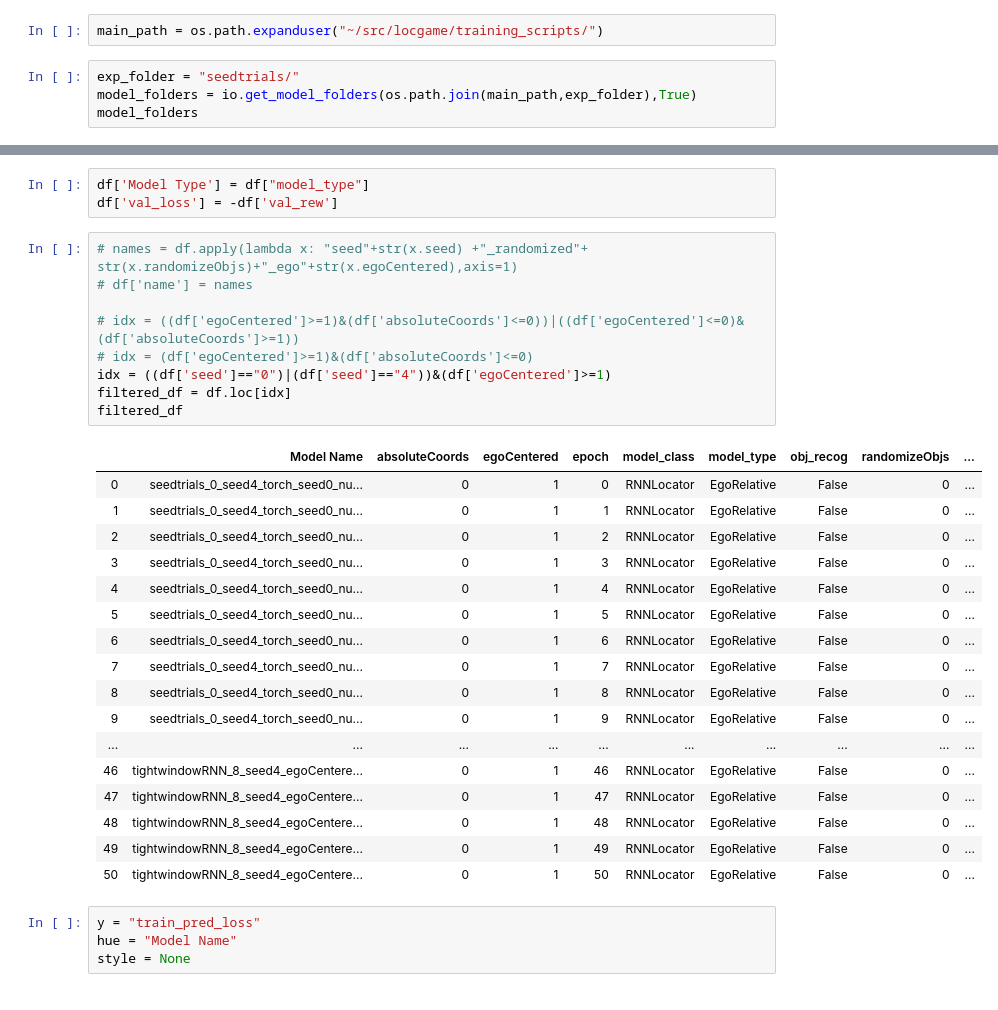
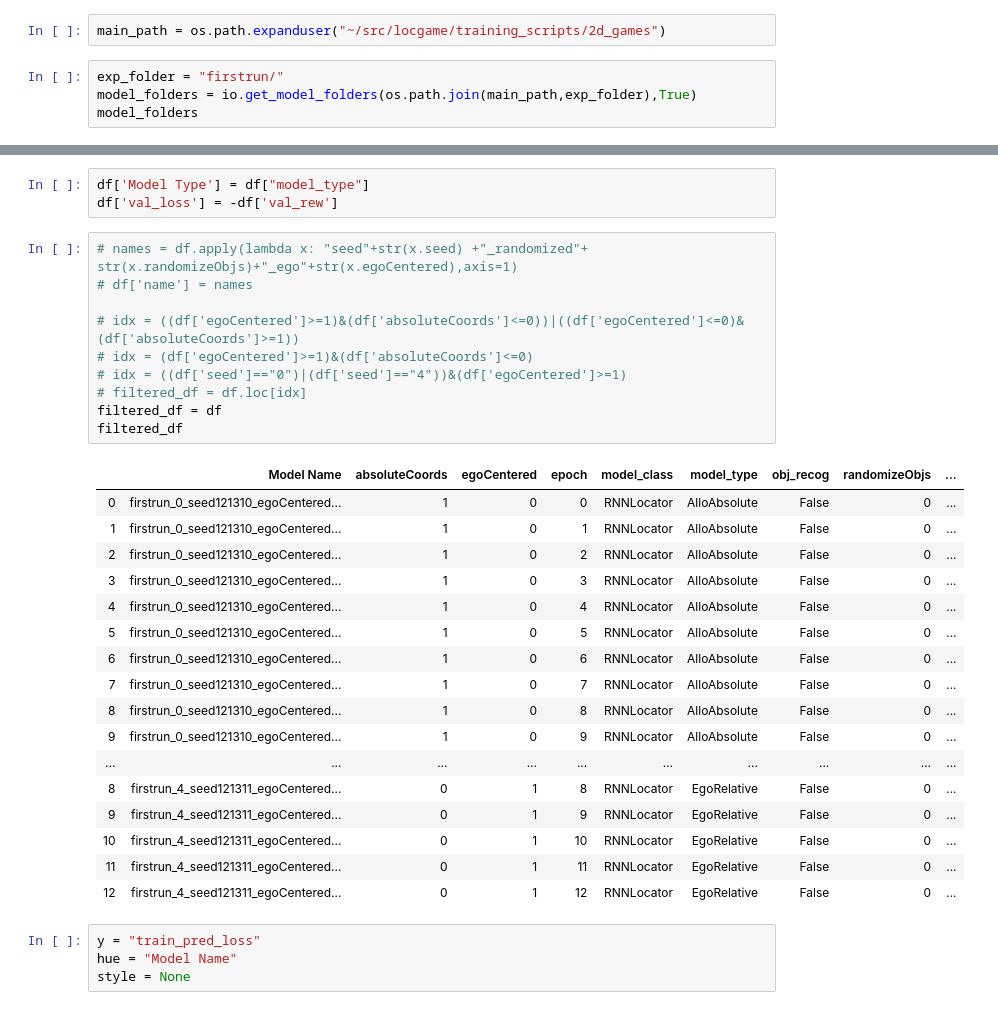
Before and after one commit to grantsrb/gordon_repro, a Jupyter notebook: analysis/ModelComparisons.ipynb, the cells around one changed output, grey strips where cells are left out. Drawn from its saved outputs; the diff is of its cells as text.

```diff
--- a/analysis/ModelComparisons.ipynb
+++ b/analysis/ModelComparisons.ipynb
@@ -31,9 +31,9 @@ def get_df(models, model_names=None):
         df = df.append(new_df,sort=True)
     return df
 # %%
-main_path = os.path.expanduser("~/src/locgame/training_scripts/")
+main_path = os.path.expanduser("~/src/locgame/training_scripts/2d_games")
 # %%
-exp_folder = "seedtrials/"
+exp_folder = "firstrun/"
 model_folders = io.get_model_folders(os.path.join(main_path,exp_folder),True)
 model_folders
 # %% [output]
@@ -116,30 +126,31 @@ df['val_loss'] = -df['val_rew']
 # %%
 # names = df.apply(lambda x: "seed"+str(x.seed) +"_randomized"+ str(x.randomizeObjs)+"_ego"+str(x.egoCentered),axis=1)
 # df['name'] = names
 
 # idx = ((df['egoCentered']>=1)&(df['absoluteCoords']<=0))|((df['egoCentered']<=0)&(df['absoluteCoords']>=1))
 # idx = (df['egoCentered']>=1)&(df['absoluteCoords']<=0)
-idx = ((df['seed']=="0")|(df['seed']=="4"))&(df['egoCentered']>=1)
-filtered_df = df.loc[idx]
+# idx = ((df['seed']=="0")|(df['seed']=="4"))&(df['egoCentered']>=1)
+# filtered_df = df.loc[idx]
+filtered_df = df
 filtered_df
 # %% [output]
 |  | Model Name | absoluteCoords | egoCentered | epoch | model_class | model_type | obj_recog | randomizeObjs | ... |
-| 0 | seedtrials_0_seed4_torch_seed0_nu... | 0 | 1 | 0 | RNNLocator | EgoRelative | False | 0 | ... |
-| 1 | seedtrials_0_seed4_torch_seed0_nu... | 0 | 1 | 1 | RNNLocator | EgoRelative | False | 0 | ... |
-| 2 | seedtrials_0_seed4_torch_seed0_nu... | 0 | 1 | 2 | RNNLocator | EgoRelative | False | 0 | ... |
-| 3 | seedtrials_0_seed4_torch_seed0_nu... | 0 | 1 | 3 | RNNLocator | EgoRelative | False | 0 | ... |
-| 4 | seedtrials_0_seed4_torch_seed0_nu... | 0 | 1 | 4 | RNNLocator | EgoRelative | False | 0 | ... |
-| 5 | seedtrials_0_seed4_torch_seed0_nu... | 0 | 1 | 5 | RNNLocator | EgoRelative | False | 0 | ... |
-| 6 | seedtrials_0_seed4_torch_seed0_nu... | 0 | 1 | 6 | RNNLocator | EgoRelative | False | 0 | ... |
-| 7 | seedtrials_0_seed4_torch_seed0_nu... | 0 | 1 | 7 | RNNLocator | EgoRelative | False | 0 | ... |
-| 8 | seedtrials_0_seed4_torch_seed0_nu... | 0 | 1 | 8 | RNNLocator | EgoRelative | False | 0 | ... |
-| 9 | seedtrials_0_seed4_torch_seed0_nu... | 0 | 1 | 9 | RNNLocator | EgoRelative | False | 0 | ... |
+| 0 | firstrun_0_seed121310_egoCentered... | 1 | 0 | 0 | RNNLocator | AlloAbsolute | False | 0 | ... |
+| 1 | firstrun_0_seed121310_egoCentered... | 1 | 0 | 1 | RNNLocator | AlloAbsolute | False | 0 | ... |
+| 2 | firstrun_0_seed121310_egoCentered... | 1 | 0 | 2 | RNNLocator | AlloAbsolute | False | 0 | ... |
+| 3 | firstrun_0_seed121310_egoCentered... | 1 | 0 | 3 | RNNLocator | AlloAbsolute | False | 0 | ... |
+| 4 | firstrun_0_seed121310_egoCentered... | 1 | 0 | 4 | RNNLocator | AlloAbsolute | False | 0 | ... |
+| 5 | firstrun_0_seed121310_egoCentered... | 1 | 0 | 5 | RNNLocator | AlloAbsolute | False | 0 | ... |
+| 6 | firstrun_0_seed121310_egoCentered... | 1 | 0 | 6 | RNNLocator | AlloAbsolute | False | 0 | ... |
+| 7 | firstrun_0_seed121310_egoCentered... | 1 | 0 | 7 | RNNLocator | AlloAbsolute | False | 0 | ... |
+| 8 | firstrun_0_seed121310_egoCentered... | 1 | 0 | 8 | RNNLocator | AlloAbsolute | False | 0 | ... |
+| 9 | firstrun_0_seed121310_egoCentered... | 1 | 0 | 9 | RNNLocator | AlloAbsolute | False | 0 | ... |
 | ... | ... | ... | ... | ... | ... | ... | ... | ... | ... |
-| 46 | tightwindowRNN_8_seed4_egoCentere... | 0 | 1 | 46 | RNNLocator | EgoRelative | False | 0 | ... |
-| 47 | tightwindowRNN_8_seed4_egoCentere... | 0 | 1 | 47 | RNNLocator | EgoRelative | False | 0 | ... |
-| 48 | tightwindowRNN_8_seed4_egoCentere... | 0 | 1 | 48 | RNNLocator | EgoRelative | False | 0 | ... |
-| 49 | tightwindowRNN_8_seed4_egoCentere... | 0 | 1 | 49 | RNNLocator | EgoRelative | False | 0 | ... |
-| 50 | tightwindowRNN_8_seed4_egoCentere... | 0 | 1 | 50 | RNNLocator | EgoRelative | False | 0 | ... |
+| 8 | firstrun_4_seed121311_egoCentered... | 0 | 1 | 8 | RNNLocator | EgoRelative | False | 0 | ... |
+| 9 | firstrun_4_seed121311_egoCentered... | 0 | 1 | 9 | RNNLocator | EgoRelative | False | 0 | ... |
+| 10 | firstrun_4_seed121311_egoCentered... | 0 | 1 | 10 | RNNLocator | EgoRelative | False | 0 | ... |
+| 11 | firstrun_4_seed121311_egoCentered... | 0 | 1 | 11 | RNNLocator | EgoRelative | False | 0 | ... |
+| 12 | firstrun_4_seed121311_egoCentered... | 0 | 1 | 12 | RNNLocator | EgoRelative | False | 0 | ... |
 # %%
 y = "train_pred_loss"
 hue = "Model Name"
```
Also changed, not shown: parts of 5 cells of this notebook.
